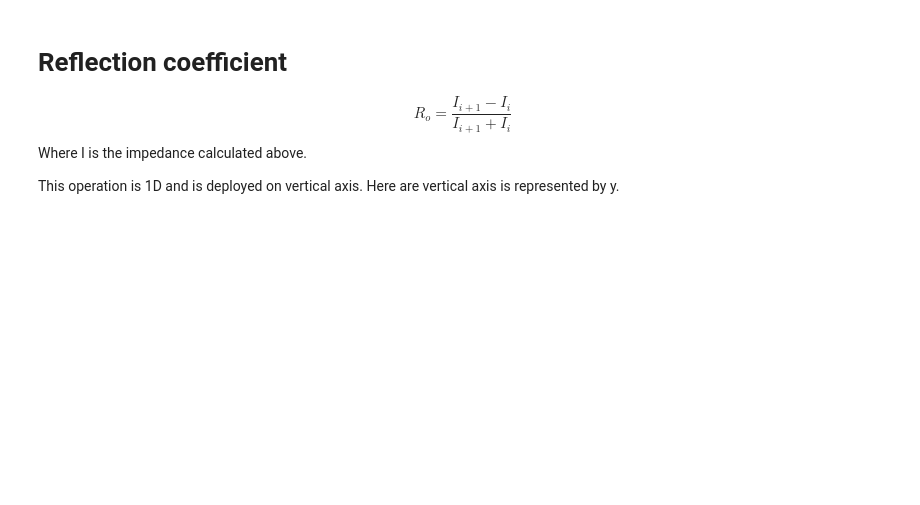
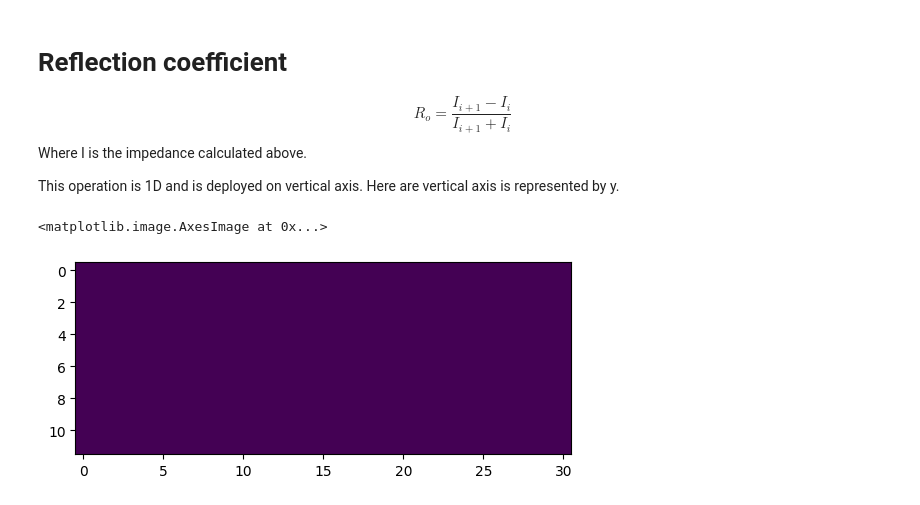
Before and after one commit to Dunckleosteus/seismic, a Jupyter notebook: seismic.ipynb, the cells around one changed output. Drawn from its saved outputs; the diff is of its cells as text; code cells hidden in the pictures; blank space fills up the shorter version.

```diff
--- a/seismic.ipynb
+++ b/seismic.ipynb
@@ -91,3 +92,11 @@ $$R_o=\frac{I_{i+1}-I_i}{I_{i+1}+I_i}$$
 Where I is the impedance calculated above.
 
 This operation is 1D and is deployed on vertical axis. Here are vertical axis is represented by y.
+# %%
+shifted_impedance_matrix      = np.roll(impedance_matrix, shift=1, axis=0)[1:, :] # n+1
+non_shifted_impedance_matrix  = impedance_matrix[:-1, :] # n
+reflection_coeff              = (shifted_impedance_matrix - non_shifted_impedance_matrix) / (shifted_impedance_matrix + non_shifted_impedance_matrix)
+plt.imshow(reflection_coeff)
+# %% [output]
+<matplotlib.image.AxesImage at 0x...>
+[figure, added]
```
Also changed, not shown: parts of 1 cell of this notebook.
